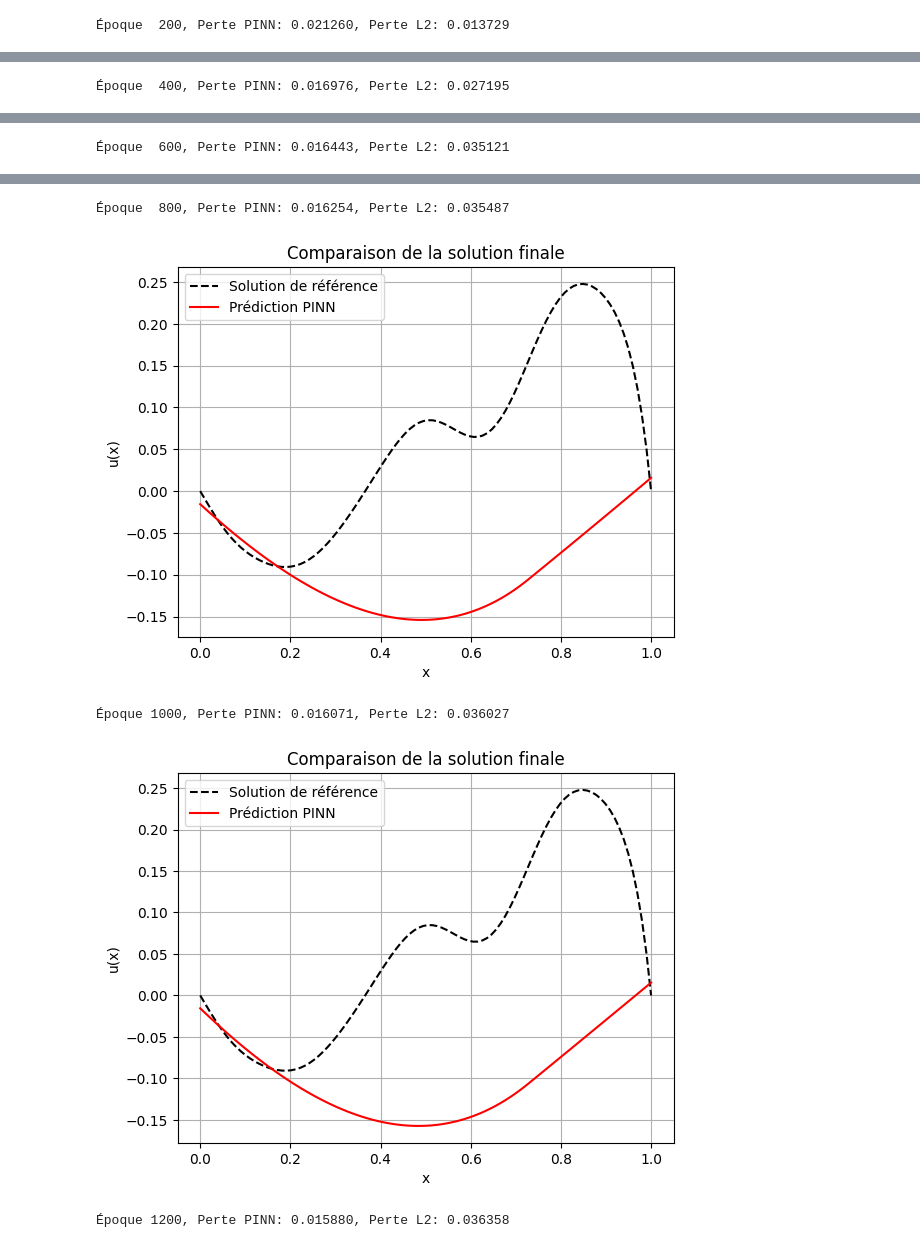
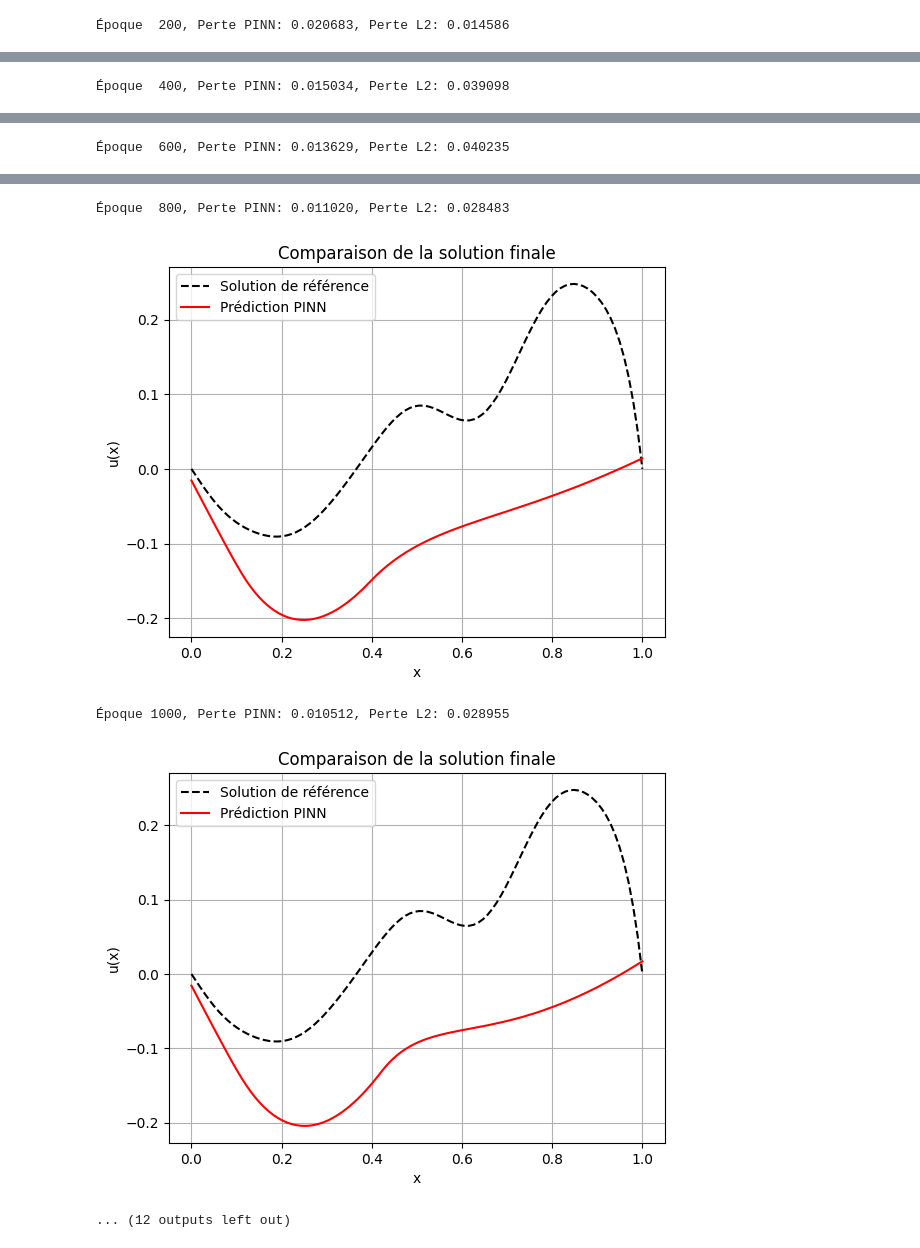
Before and after one commit to janisaiad/summerschool, a Jupyter notebook: notebooks/janis/naive_pinn.ipynb, the cells around one changed output, grey strips where cells are left out. Cells and saved outputs as stored; diff of their text form; code cells hidden in the pictures.

```diff
--- a/notebooks/janis/naive_pinn.ipynb
+++ b/notebooks/janis/naive_pinn.ipynb
@@ -47,7 +47,7 @@ sol_tensor = tf.cast(tf.reshape(sol_func, (-1, 1)), tf.float32)
 
 # --- 3. Configuration de l'entraînement ---
 model = create_pinn_model()
-optimizer = tf.keras.optimizers.Adam(learning_rate=0.01)
+optimizer = tf.keras.optimizers.Adam(learning_rate=0.001)
 coeff = tf.constant([[-0.01, 0.2, 0]], dtype=tf.float32)
 
 # --- 4. Boucle d'entraînement simple ---
@@ -121 +121 @@ Début de l'entraînement...
-Époque  200, Perte PINN: 0.021260, Perte L2: 0.013729
+Époque  200, Perte PINN: 0.020683, Perte L2: 0.014586
@@ -123 +123 @@ Début de l'entraînement...
-Époque  400, Perte PINN: 0.016976, Perte L2: 0.027195
+Époque  400, Perte PINN: 0.015034, Perte L2: 0.039098
@@ -125 +125 @@ Début de l'entraînement...
-Époque  600, Perte PINN: 0.016443, Perte L2: 0.035121
+Époque  600, Perte PINN: 0.013629, Perte L2: 0.040235
@@ -127,5 +127,5 @@ Début de l'entraînement...
-Époque  800, Perte PINN: 0.016254, Perte L2: 0.035487
+Époque  800, Perte PINN: 0.011020, Perte L2: 0.028483
-[figure, old version]
+[figure, new version]
-Époque 1000, Perte PINN: 0.016071, Perte L2: 0.036027
+Époque 1000, Perte PINN: 0.010512, Perte L2: 0.028955
-[figure, old version]
+[figure, new version]
-Époque 1200, Perte PINN: 0.015880, Perte L2: 0.036358
+... (12 outputs left out)
```
Also changed, not shown: parts of 1 cell of this notebook, 1 other file.
